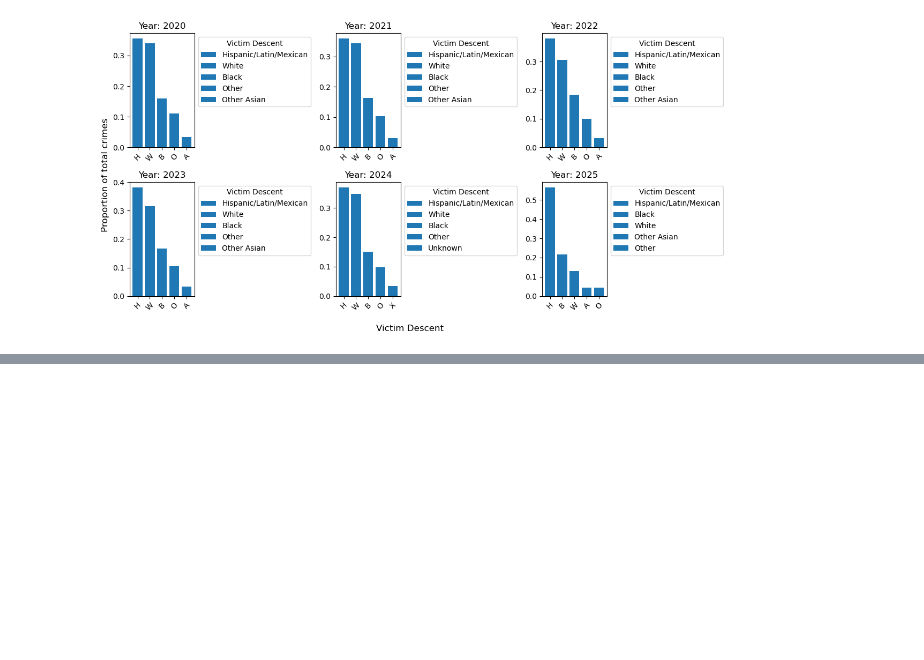
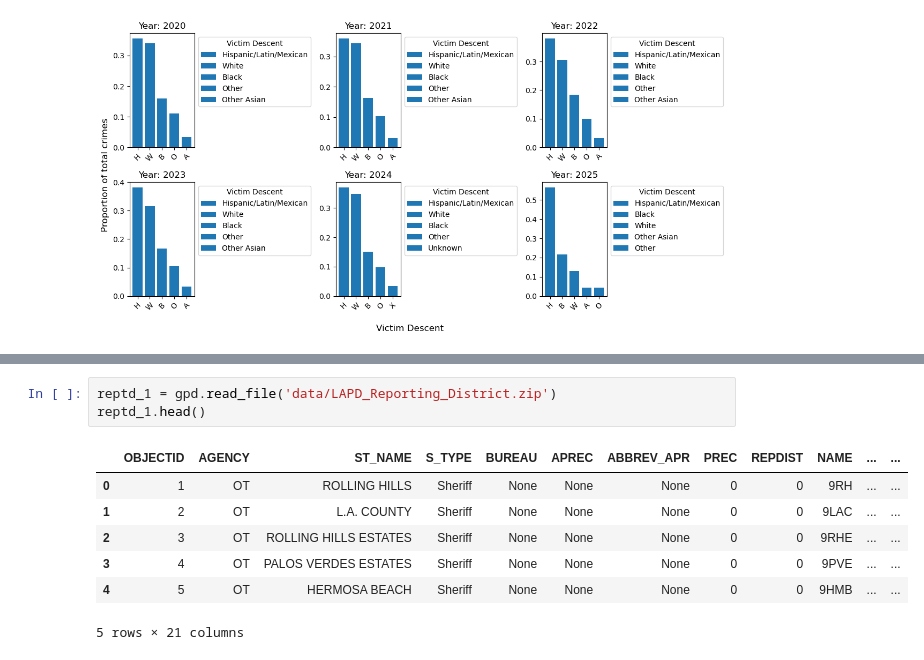
Before and after one commit to mLeach05/DS4200_final_proj, a Jupyter notebook: exploratory_analysis.ipynb, the cells around one changed output, grey strips where cells are left out. Saved outputs shown, nothing was run; the diff lists cells and outputs as text; blank space fills up the shorter version.

```diff
--- a/exploratory_analysis.ipynb
+++ b/exploratory_analysis.ipynb
@@ -216,0 +233,11 @@ plt.show()
+# %%
+reptd_1 = gpd.read_file('data/LAPD_Reporting_District.zip')
+reptd_1.head()
+# %% [output]
+|  | OBJECTID | AGENCY | ST_NAME | S_TYPE | BUREAU | APREC | ABBREV_APR | PREC | REPDIST | NAME | ... | ... |
+| 0 | 1 | OT | ROLLING HILLS | Sheriff | None | None | None | 0 | 0 | 9RH | ... | ... |
+| 1 | 2 | OT | L.A. COUNTY | Sheriff | None | None | None | 0 | 0 | 9LAC | ... | ... |
+| 2 | 3 | OT | ROLLING HILLS ESTATES | Sheriff | None | None | None | 0 | 0 | 9RHE | ... | ... |
+| 3 | 4 | OT | PALOS VERDES ESTATES | Sheriff | None | None | None | 0 | 0 | 9PVE | ... | ... |
+| 4 | 5 | OT | HERMOSA BEACH | Sheriff | None | None | None | 0 | 0 | 9HMB | ... | ... |
+5 rows × 21 columns
```
Also changed, not shown: parts of 6 cells of this notebook, 6 other files.
